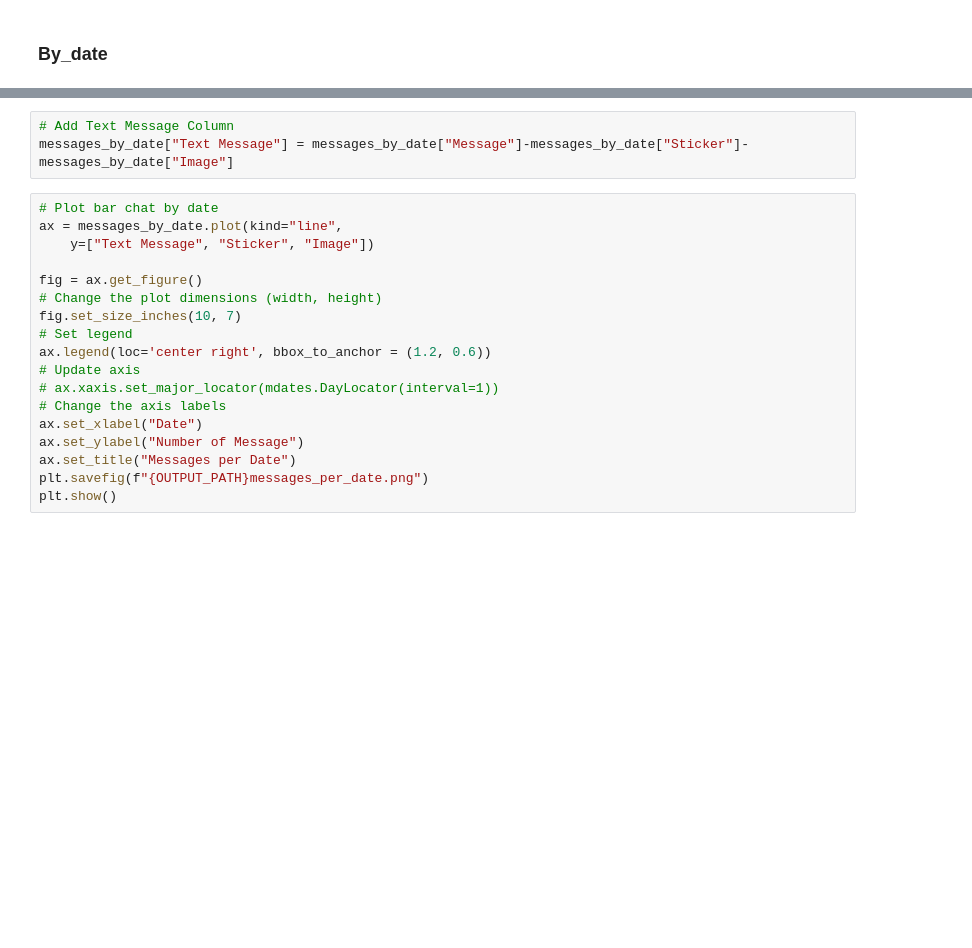
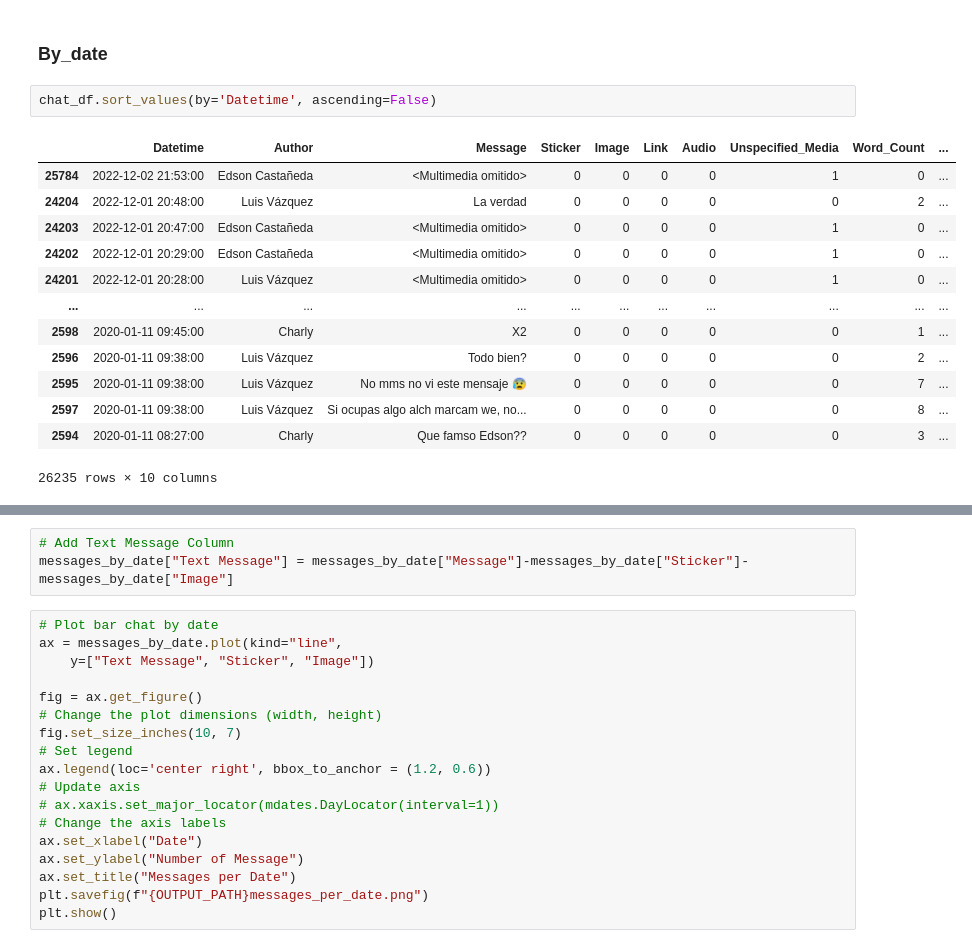
Before and after one commit to EdsonECM17/Whatsapp_Data_Analysis, a Jupyter notebook: code/whatsapp_analysis.ipynb, the cells around one changed output, grey strips where cells are left out. Cells and saved outputs as stored; diff of their text form; blank space fills up the shorter version.

```diff
--- a/code/whatsapp_analysis.ipynb
+++ b/code/whatsapp_analysis.ipynb
@@ -223,5 +308,21 @@ chat_df.tail(5)
 # %% [markdown]
 ### By_date
+# %%
+chat_df.sort_values(by='Datetime', ascending=False)
+# %% [output]
+|  | Datetime | Author | Message | Sticker | Image | Link | Audio | Unspecified_Media | Word_Count | ... |
+| 25784 | 2022-12-02 21:53:00 | Edson Castañeda | <Multimedia omitido> | 0 | 0 | 0 | 0 | 1 | 0 | ... |
+| 24204 | 2022-12-01 20:48:00 | Luis Vázquez | La verdad | 0 | 0 | 0 | 0 | 0 | 2 | ... |
+| 24203 | 2022-12-01 20:47:00 | Edson Castañeda | <Multimedia omitido> | 0 | 0 | 0 | 0 | 1 | 0 | ... |
+| 24202 | 2022-12-01 20:29:00 | Edson Castañeda | <Multimedia omitido> | 0 | 0 | 0 | 0 | 1 | 0 | ... |
+| 24201 | 2022-12-01 20:28:00 | Luis Vázquez | <Multimedia omitido> | 0 | 0 | 0 | 0 | 1 | 0 | ... |
+| ... | ... | ... | ... | ... | ... | ... | ... | ... | ... | ... |
+| 2598 | 2020-01-11 09:45:00 | Charly | X2 | 0 | 0 | 0 | 0 | 0 | 1 | ... |
+| 2596 | 2020-01-11 09:38:00 | Luis Vázquez | Todo bien? | 0 | 0 | 0 | 0 | 0 | 2 | ... |
+| 2595 | 2020-01-11 09:38:00 | Luis Vázquez | No mms no vi este mensaje 😰 | 0 | 0 | 0 | 0 | 0 | 7 | ... |
+| 2597 | 2020-01-11 09:38:00 | Luis Vázquez | Si ocupas algo alch marcam we, no... | 0 | 0 | 0 | 0 | 0 | 8 | ... |
+| 2594 | 2020-01-11 08:27:00 | Charly | Que famso Edson?? | 0 | 0 | 0 | 0 | 0 | 3 | ... |
+26235 rows × 10 columns
 # %%
 messages_by_date = chat_df.groupby([chat_df['Datetime'].dt.date]).agg(
     Message = ("Message", "count"),
```
Also changed, not shown: parts of 14 cells of this notebook, 1 other file.
